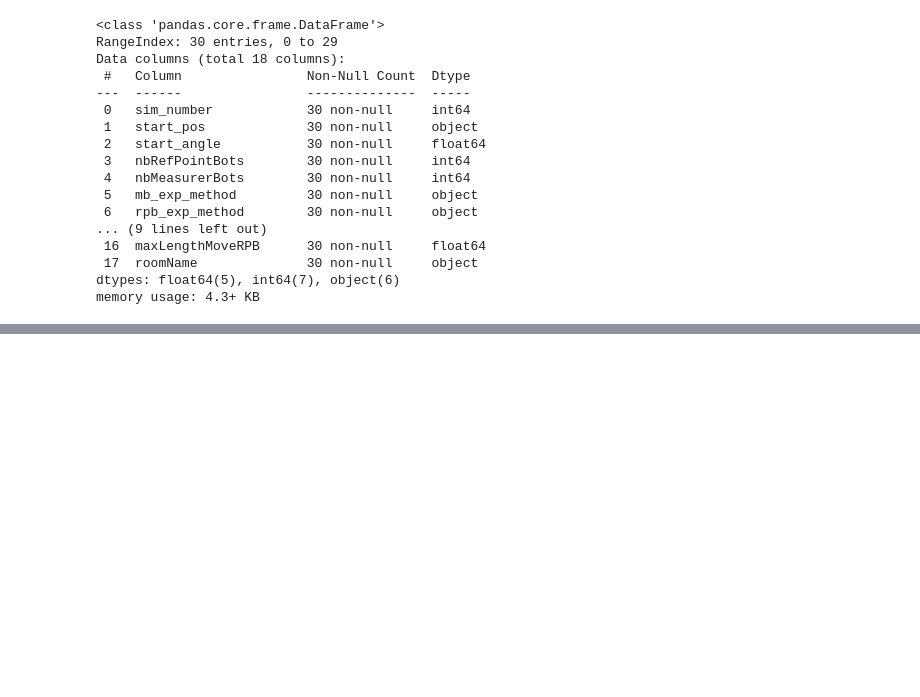
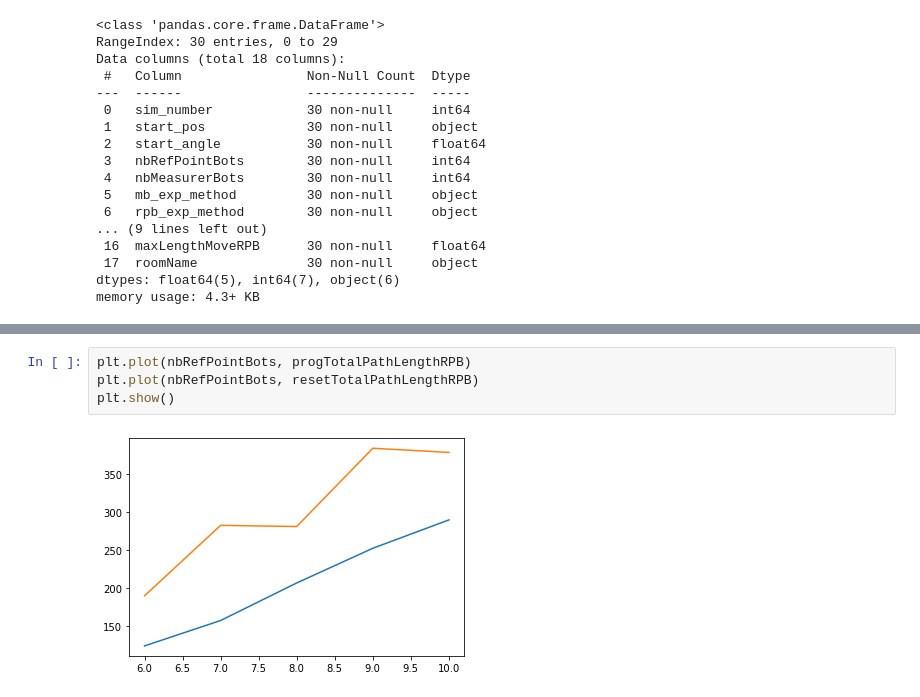
Before and after one commit to PierreSanson/Essaim_de_robots, a Jupyter notebook: code_2A/statAnalysis.ipynb, the cells around one changed output, grey strips where cells are left out. Saved outputs shown, nothing was run; the diff lists cells and outputs as text; blank space fills up the shorter version.

```diff
--- a/code_2A/statAnalysis.ipynb
+++ b/code_2A/statAnalysis.ipynb
@@ -47,0 +72,6 @@ memory usage: 4.3+ KB
+# %%
+plt.plot(nbRefPointBots, progTotalPathLengthRPB)
+plt.plot(nbRefPointBots, resetTotalPathLengthRPB)
+plt.show()
+# %% [output]
+[figure, added]
```
Also changed, not shown: parts of 7 cells of this notebook.
